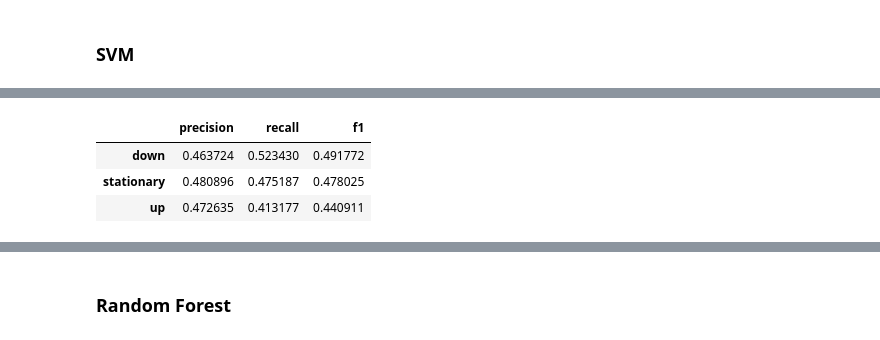
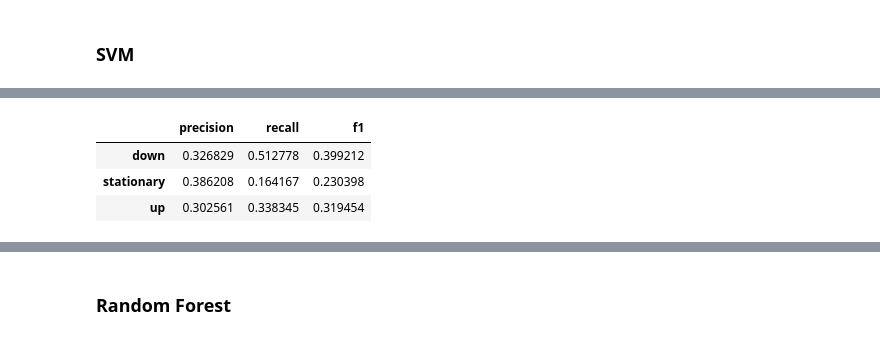
Before and after one commit to jJasonWang/STAT_222_Finance, a Jupyter notebook: Code/Finance_Project.ipynb, the cells around one changed output, grey strips where cells are left out. Drawn from its saved outputs; the diff is of its cells as text; code cells hidden in the pictures.

```diff
--- a/Code/Finance_Project.ipynb
+++ b/Code/Finance_Project.ipynb
@@ -150,3 +16,0 @@ AAPL['SIZE_ASK_BID'] = sum((AAPL.ASK_SIZE1 - AAPL.BID_SIZE1, AAPL.ASK_SIZE2 - AA
-# %%
-# Create time variable
-time = np.array([datetime.strptime(time, "%Y/%m/%d %H:%M:%S.%f") for time in AAPL['Time']])
@@ -399,11 +162,11 @@ def model_assessment(y_true, y_pred):
     return(df)
 # %%
 clf = svm.SVC(C=100, gamma=0.000001)
-clf.fit(X_train[0:10000], y1_train[0:10000])
+clf.fit(X_train.iloc[index[0:50000]], y1_train[index[0:50000]])
 prediction = clf.predict(X_test)
 model_assessment(y1_test, prediction)
 # %% [output]
 |  | precision | recall | f1 |
-| down | 0.463724 | 0.523430 | 0.491772 |
-| stationary | 0.480896 | 0.475187 | 0.478025 |
-| up | 0.472635 | 0.413177 | 0.440911 |
+| down | 0.326829 | 0.512778 | 0.399212 |
+| stationary | 0.386208 | 0.164167 | 0.230398 |
+| up | 0.302561 | 0.338345 | 0.319454 |
```
Also changed, not shown: parts of 66 cells of this notebook.
